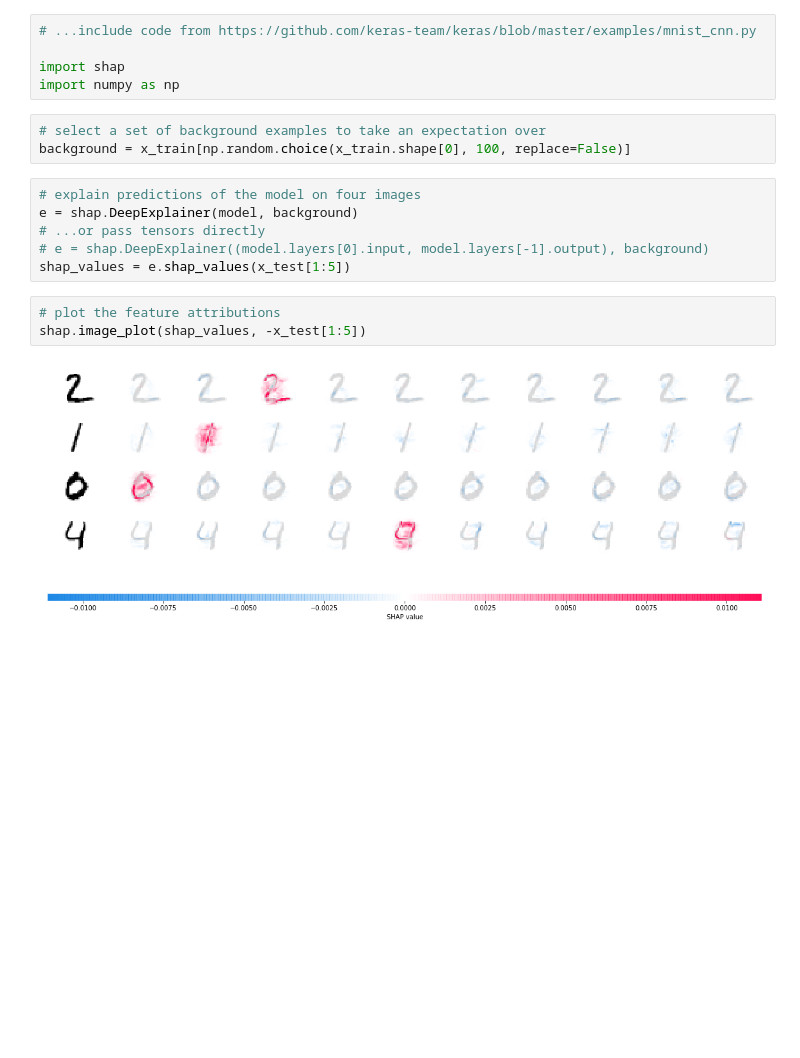
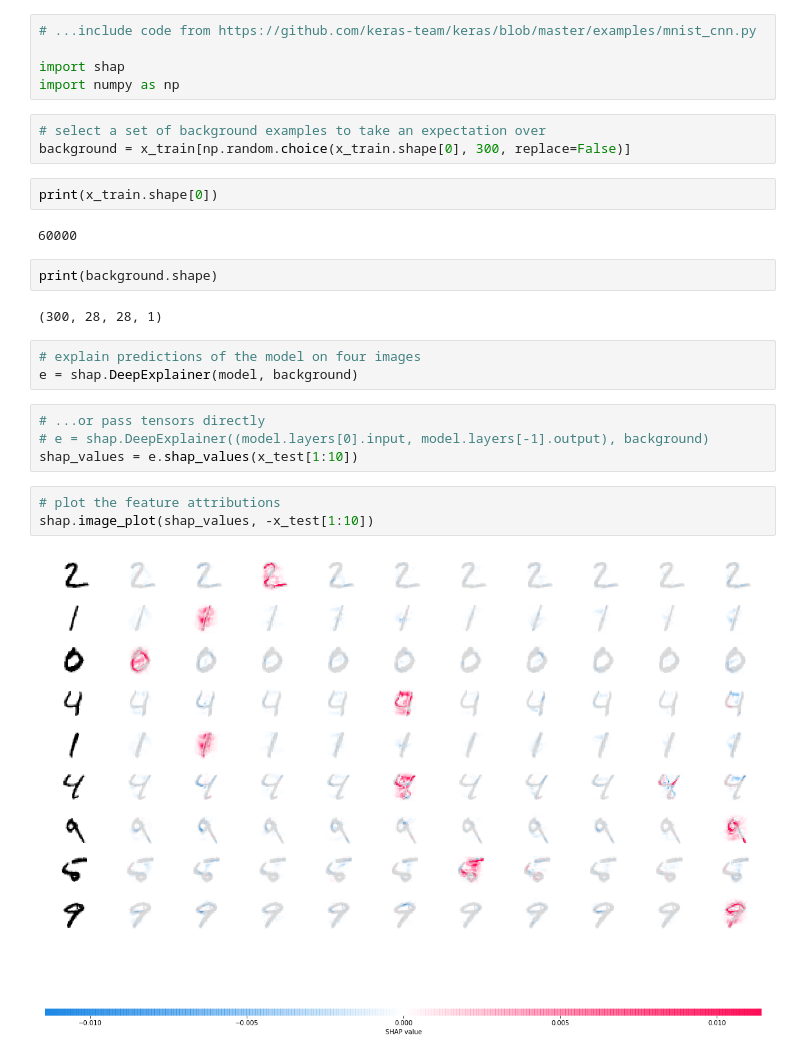
Before and after one commit to dkyos/data-analysis, a Jupyter notebook: shap_mnist.ipynb, the cells around one changed output. Saved outputs shown, nothing was run; the diff lists cells and outputs as text; blank space fills up the shorter version.

```diff
--- a/shap_mnist.ipynb
+++ b/shap_mnist.ipynb
@@ -105,15 +108,24 @@ import shap
 import numpy as np
 # %%
 # select a set of background examples to take an expectation over
-background = x_train[np.random.choice(x_train.shape[0], 100, replace=False)]
+background = x_train[np.random.choice(x_train.shape[0], 300, replace=False)]
+# %%
+print(x_train.shape[0])
+# %% [output]
+60000
+# %%
+print(background.shape)
+# %% [output]
+(300, 28, 28, 1)
+# %%
+# explain predictions of the model on four images
+e = shap.DeepExplainer(model, background)
 # %%
-# explain predictions of the model on four images
-e = shap.DeepExplainer(model, background)
 # ...or pass tensors directly
 # e = shap.DeepExplainer((model.layers[0].input, model.layers[-1].output), background)
-shap_values = e.shap_values(x_test[1:5])
+shap_values = e.shap_values(x_test[1:10])
 # %%
 # plot the feature attributions
-shap.image_plot(shap_values, -x_test[1:5])
+shap.image_plot(shap_values, -x_test[1:10])
 # %% [output]
-[figure, old version]
+[figure, new version]
```
Also changed, not shown: parts of 3 cells of this notebook, 4 other files.
